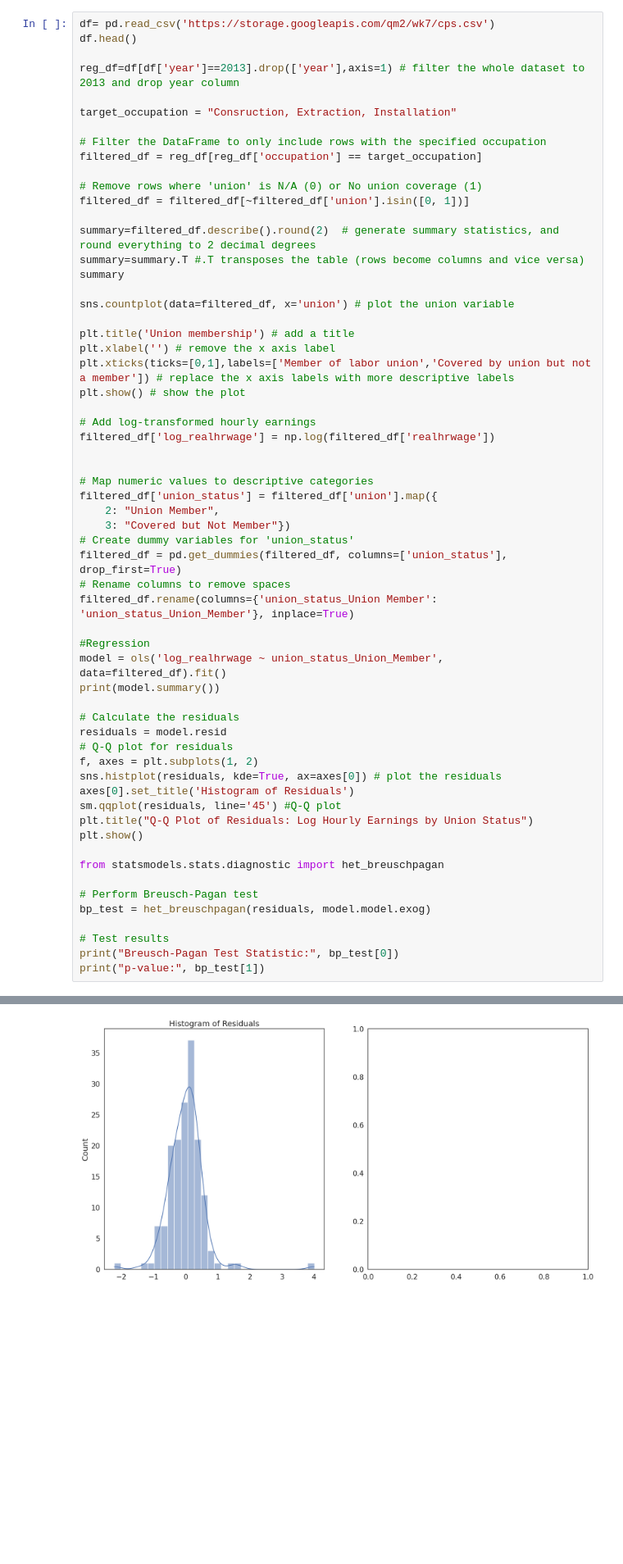
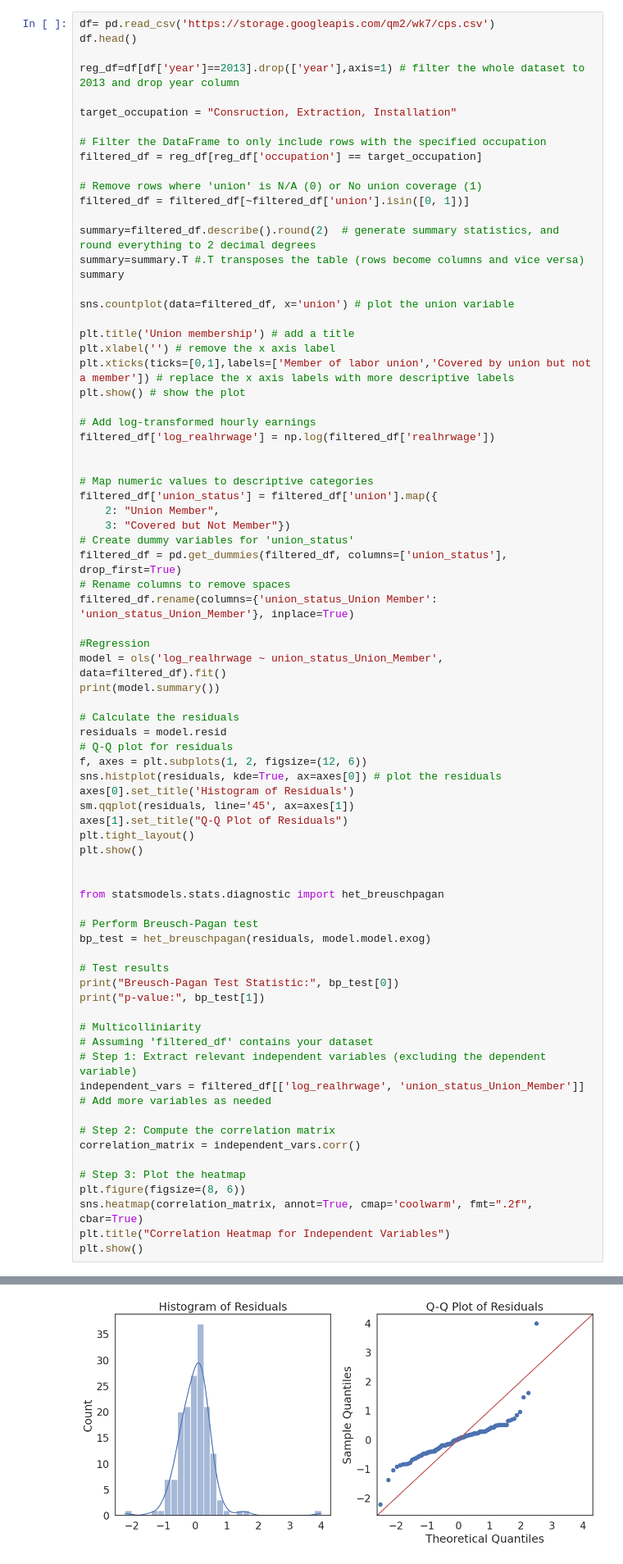
Before and after one commit to julia13dfm/QM2, a Jupyter notebook: notebooks/W07. Linear Regression.ipynb, the cells around one changed output, grey strips where cells are left out. Shown at 82% size. Drawn from its saved outputs; the diff is of its cells as text; blank space fills up the shorter version.

```diff
--- a/notebooks/W07. Linear Regression.ipynb
+++ b/notebooks/W07. Linear Regression.ipynb
@@ -619,12 +619,14 @@ print(model.summary())
 # Calculate the residuals
 residuals = model.resid
 # Q-Q plot for residuals
-f, axes = plt.subplots(1, 2)
+f, axes = plt.subplots(1, 2, figsize=(12, 6))
 sns.histplot(residuals, kde=True, ax=axes[0]) # plot the residuals
 axes[0].set_title('Histogram of Residuals')
-sm.qqplot(residuals, line='45') #Q-Q plot
-plt.title("Q-Q Plot of Residuals: Log Hourly Earnings by Union Status")
+sm.qqplot(residuals, line='45', ax=axes[1])
+axes[1].set_title("Q-Q Plot of Residuals")
+plt.tight_layout()
 plt.show()
+
 
 from statsmodels.stats.diagnostic import het_breuschpagan
 
@@ -634,6 +636,20 @@ bp_test = het_breuschpagan(residuals, model.model.exog)
 # Test results
 print("Breusch-Pagan Test Statistic:", bp_test[0])
 print("p-value:", bp_test[1])
+
+# Multicolliniarity
+# Assuming 'filtered_df' contains your dataset
+# Step 1: Extract relevant independent variables (excluding the dependent variable)
+independent_vars = filtered_df[['log_realhrwage', 'union_status_Union_Member']]  # Add more variables as needed
+
+# Step 2: Compute the correlation matrix
+correlation_matrix = independent_vars.corr()
+
+# Step 3: Plot the heatmap
+plt.figure(figsize=(8, 6))
+sns.heatmap(correlation_matrix, annot=True, cmap='coolwarm', fmt=".2f", cbar=True)
+plt.title("Correlation Heatmap for Independent Variables")
+plt.show()
 # %% [output]
 [figure]
                             OLS Regression Results
@@ -646,11 +662,11 @@ Time:                        16:10:57   Log-Likelihood:                -137.15
 No. Observations:                 162   AIC:                             278.3
 Df Residuals:                     160   BIC:                             284.5
 Df Model:                           1
 Covariance Type:            nonrobust
 =====================================================================================================
 ... (9 lines left out)
 ==============================================================================
 
 Notes:
 [1] Standard Errors assume that the covariance matrix of the errors is correctly specified.
-[figure, old version]
+[figure, new version]
```
Also changed, not shown: parts of 1 cell of this notebook.
